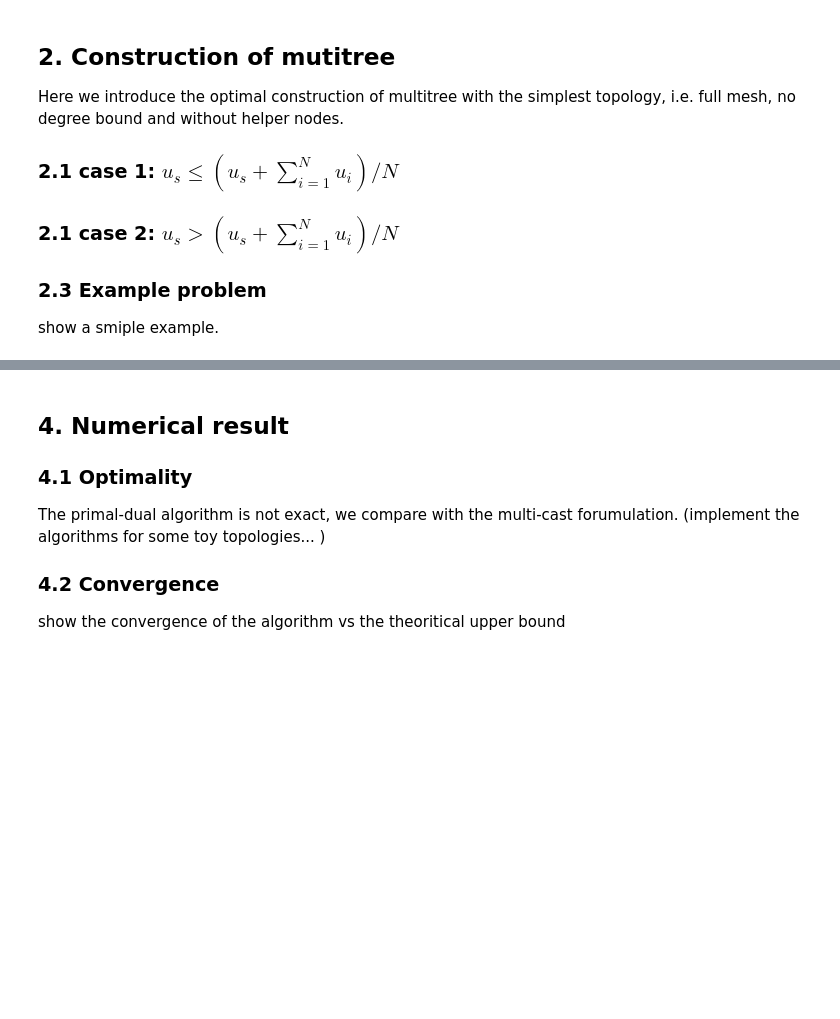
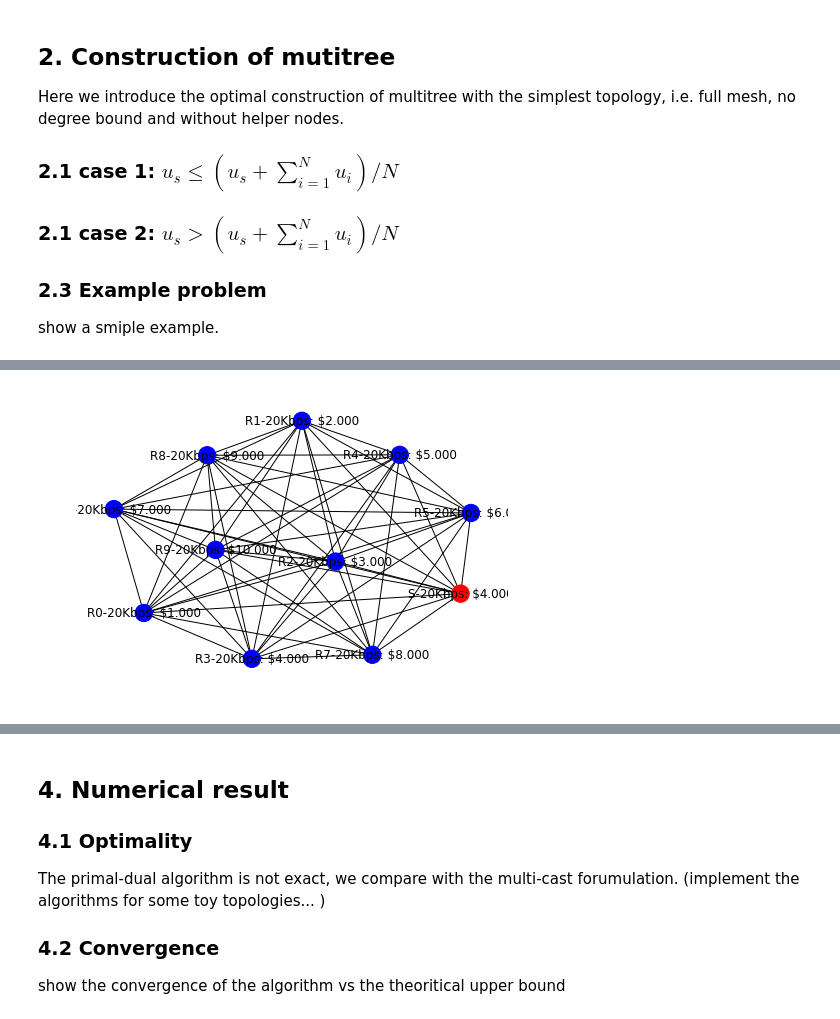
Before and after one commit to TakuKaneda/P2P-project, a Jupyter notebook: P2P-ver2.ipynb, the cells around one changed output, grey strips where cells are left out. Drawn from its saved outputs; the diff is of its cells as text; code cells hidden in the pictures; blank space fills up the shorter version.

```diff
--- a/P2P-ver2.ipynb
+++ b/P2P-ver2.ipynb
@@ -59,0 +106,15 @@ Show the mathematical formulation
+# %%
+from source import *
+
+N = 10  # number of receivers
+Capacity = 20
+inf = float('inf')
+# initialization of nodes
+server = Node('s', Capacity, inf, None, 4)
+receivers = []
+for i in range(N):
+    receivers.append(Node('r', Capacity, inf, i, i+1))  # initialize the receivers
+graph_1 = Graph(1, server, receivers)
+plot_graph(graph_1)  # show full mesh underlay graph
+# %% [output]
+[figure, added]
```
Also changed, not shown: parts of 19 cells of this notebook, 21 other files.
